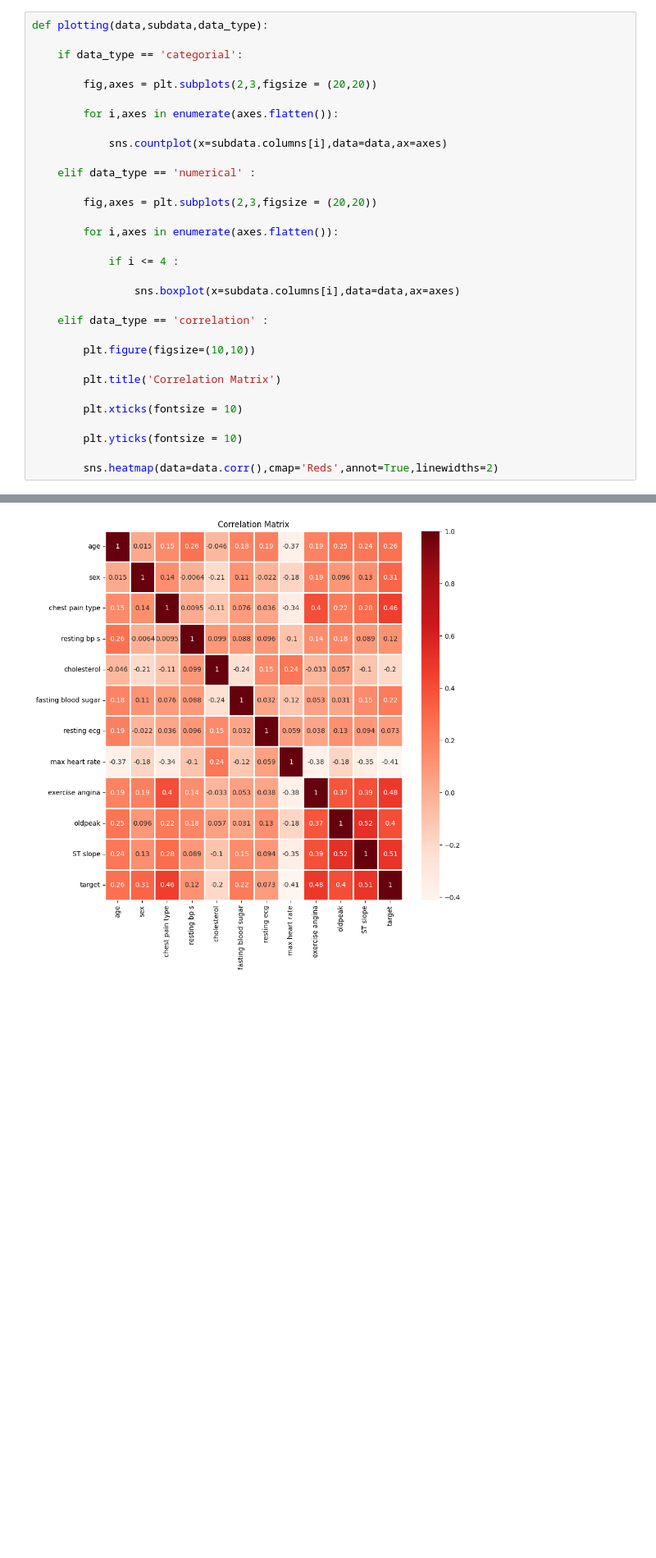
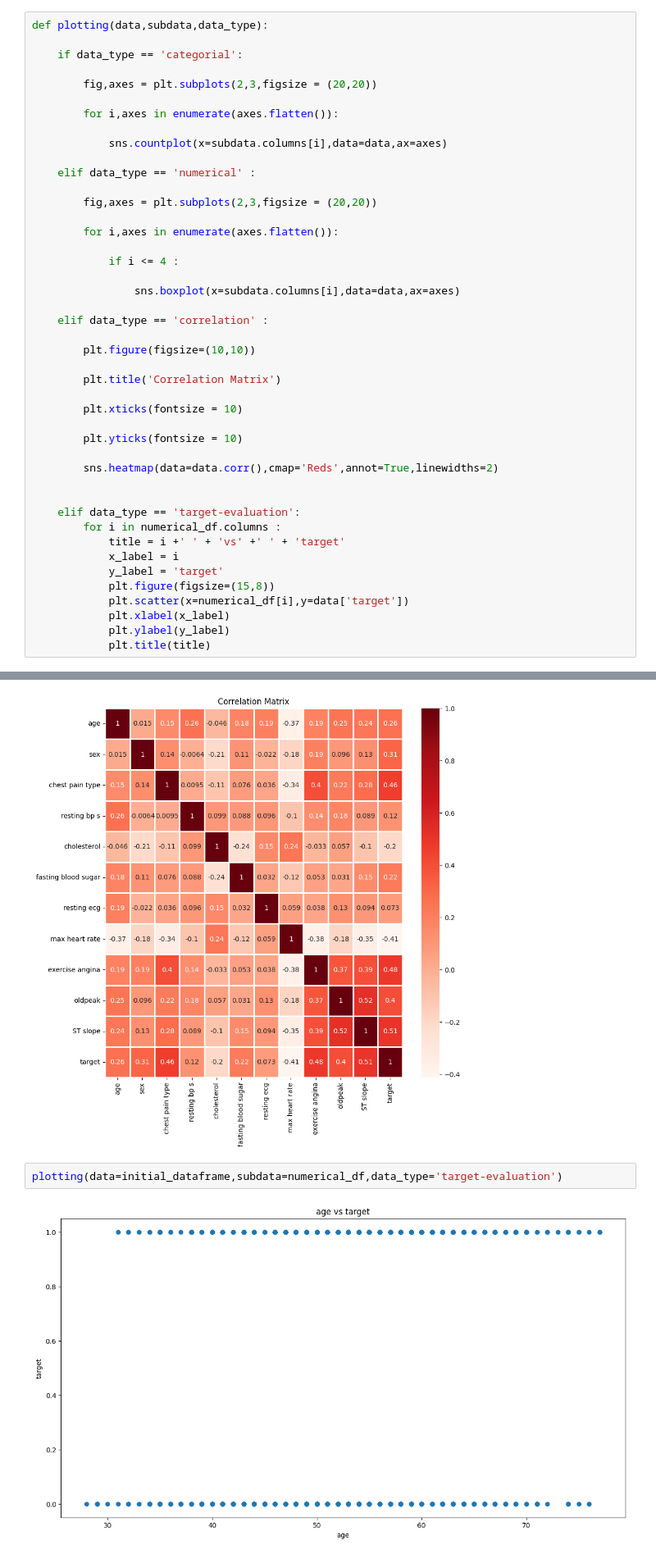
Before and after one commit to sntk-76/Classification-project-1, a Jupyter notebook: heart-disease.ipynb, the cells around one changed output, grey strips where cells are left out. Shown: that part at 82% size. Cells and saved outputs as stored; diff of their text form; blank space fills up the shorter version.

```diff
--- a/heart-disease.ipynb
+++ b/heart-disease.ipynb
@@ -106,6 +106,18 @@ def plotting(data,subdata,data_type):
         plt.yticks(fontsize = 10)
 
         sns.heatmap(data=data.corr(),cmap='Reds',annot=True,linewidths=2)
+
+
+    elif data_type == 'target-evaluation':
+        for i in numerical_df.columns :
+            title = i +' ' + 'vs' +' ' + 'target'
+            x_label = i
+            y_label = 'target'
+            plt.figure(figsize=(15,8))
+            plt.scatter(x=numerical_df[i],y=data['target'])
+            plt.xlabel(x_label)
+            plt.ylabel(y_label)
+            plt.title(title)
 # %%
 plotting(initial_dataframe,subdata=categorial_df,data_type='categorial')
 # %% [output]
@@ -118,3 +130,7 @@ plotting(data=initial_dataframe,subdata=numerical_df,data_type='numerical')
 plotting(data=initial_dataframe,subdata=None,data_type='correlation')
 # %% [output]
 [figure]
+# %%
+plotting(data=initial_dataframe,subdata=numerical_df,data_type='target-evaluation')
+# %% [output]
+[figure, added]
```
Also changed, not shown: parts of 3 cells of this notebook.
